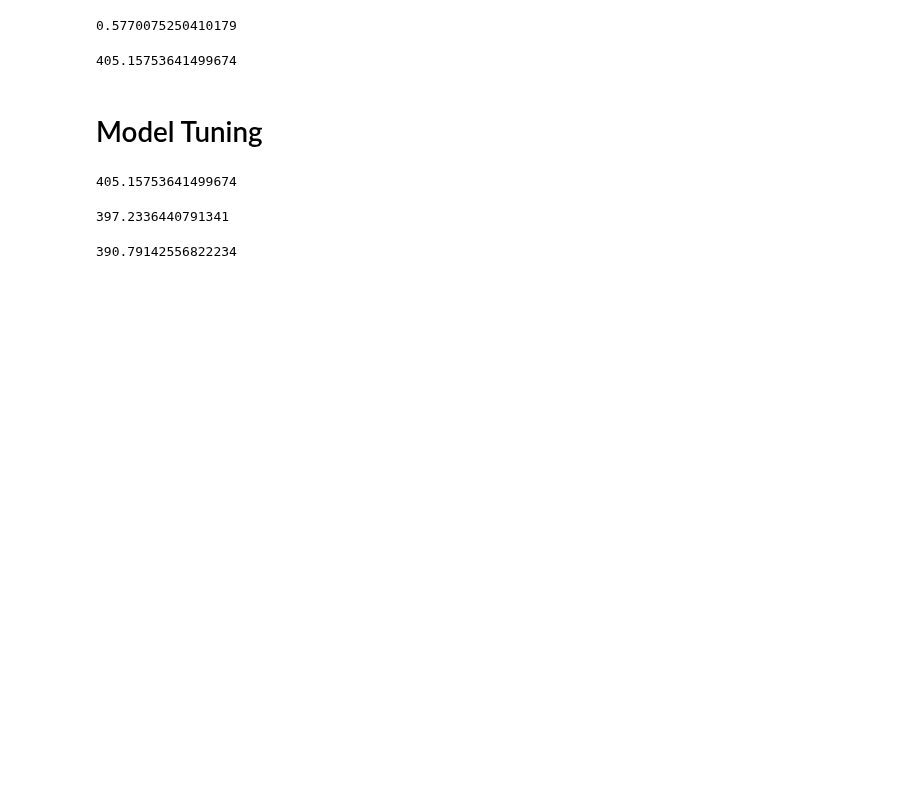
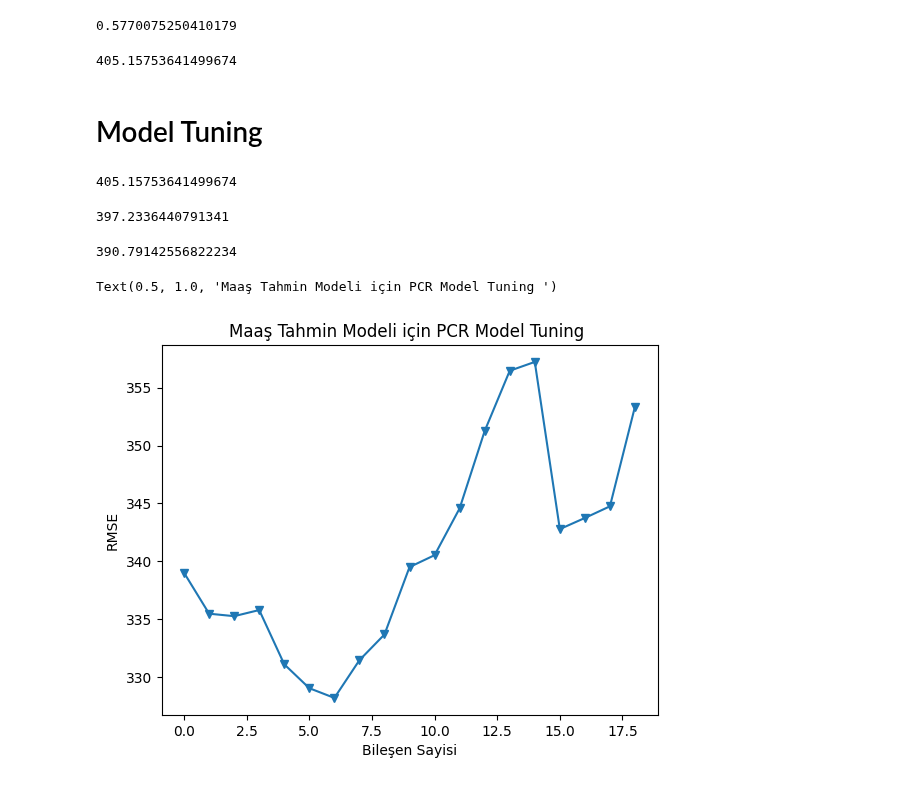
Before and after one commit to GokceSoylu/Machine_Learing, a Jupyter notebook: PrincipalComponentRegression/PCR.ipynb, the cells around one changed output. Drawn from its saved outputs; the diff is of its cells as text; code cells hidden in the pictures; blank space fills up the shorter version.

```diff
--- a/PrincipalComponentRegression/PCR.ipynb
+++ b/PrincipalComponentRegression/PCR.ipynb
@@ -268,0 +276,10 @@ for i in np.arange(1,X_reduced_train.shape[1]+1):
+# %%
+import matplotlib.pylab as plt
+
+plt.plot(RMSE,"-v")
+plt.xlabel("Bileşen Sayisi")
+plt.ylabel("RMSE")
+plt.title("Maaş Tahmin Modeli için PCR Model Tuning ")
+# %% [output]
+Text(0.5, 1.0, 'Maaş Tahmin Modeli için PCR Model Tuning ')
+[figure, added]
```
Also changed, not shown: parts of 4 cells of this notebook.
